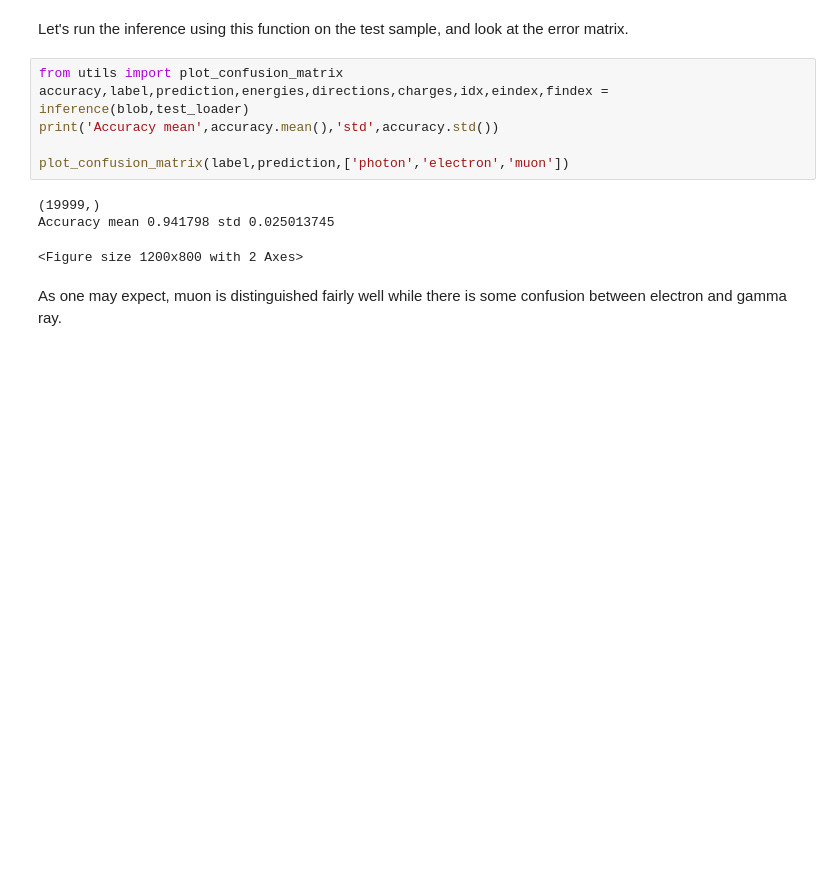
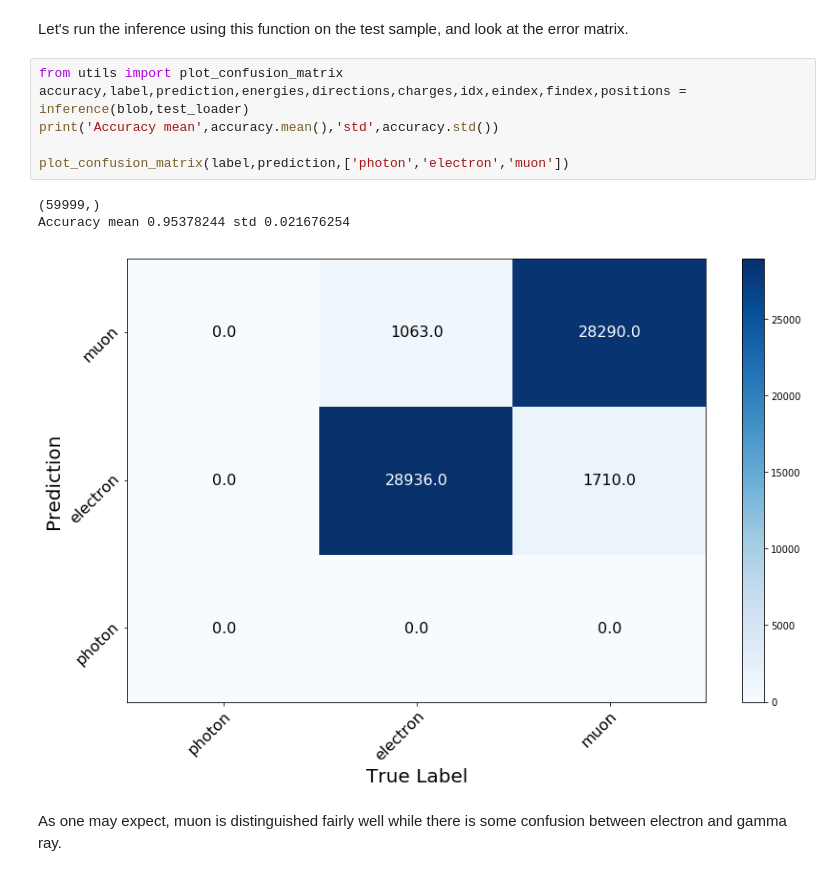
Before and after one commit to WatChMaL/UVicWorkshopPlayground, a Jupyter notebook: D/HKML_CNN_Full.ipynb, the cells around one changed output. Saved outputs shown, nothing was run; the diff lists cells and outputs as text; blank space fills up the shorter version.

```diff
--- a/D/HKML_CNN_Full.ipynb
+++ b/D/HKML_CNN_Full.ipynb
@@ -360,14 +367,14 @@ def inference(blob,data_loader):
 Let's run the inference using this function on the test sample, and look at the error matrix.
 # %%
 from utils import plot_confusion_matrix
-accuracy,label,prediction,energies,directions,charges,idx,eindex,findex = inference(blob,test_loader)
+accuracy,label,prediction,energies,directions,charges,idx,eindex,findex,positions = inference(blob,test_loader)
 print('Accuracy mean',accuracy.mean(),'std',accuracy.std())
 
 plot_confusion_matrix(label,prediction,['photon','electron','muon'])
 # %% [output]
-(19999,)
-Accuracy mean 0.941798 std 0.025013745
+(59999,)
+Accuracy mean 0.95378244 std 0.021676254
-<Figure size 1200x800 with 2 Axes>
+[figure, added]
 # %% [markdown]
 As one may expect, muon is distinguished fairly well while there is some confusion between electron and gamma ray.
 # %%
```
Also changed, not shown: parts of 5 cells of this notebook, 1 other file.
